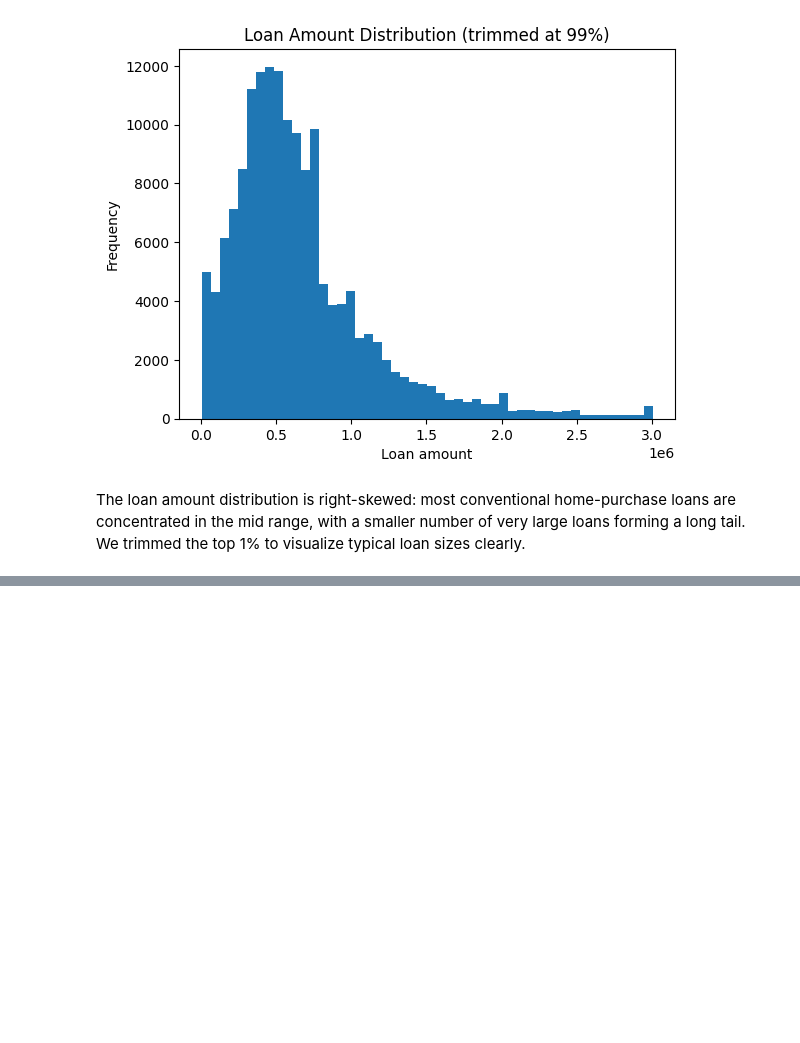
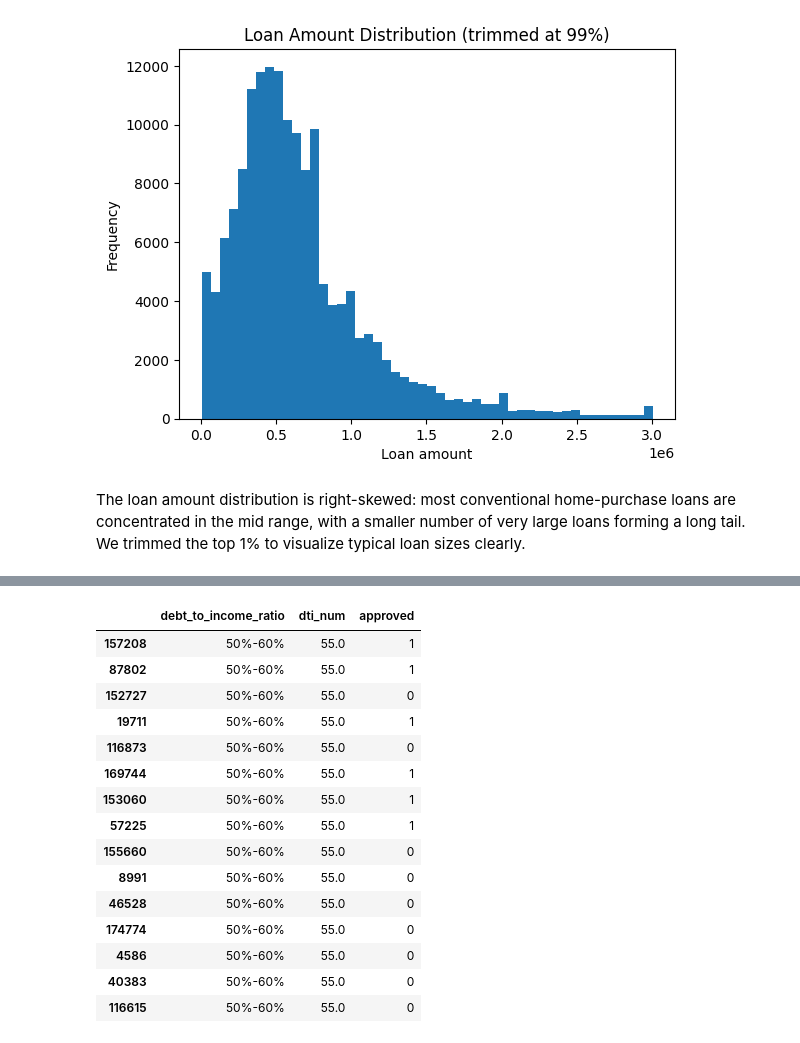
Before and after one commit to ragwort15/255_hmda-mortgage-risk-intelligence-, a Jupyter notebook: notebooks/01_HDMA_EDA.ipynb, the cells around one changed output, grey strips where cells are left out. Cells and saved outputs as stored; diff of their text form; code cells hidden in the pictures; blank space fills up the shorter version.

```diff
--- a/notebooks/01_HDMA_EDA.ipynb
+++ b/notebooks/01_HDMA_EDA.ipynb
@@ -203,0 +398,25 @@ The loan amount distribution is right-skewed: most conventional home-purchase lo
+# %%
+# What raw values make up the (50,60] bucket?
+tmp[tmp["dti_bucket"] == pd.Interval(50, 60, closed='right')]["debt_to_income_ratio"].value_counts().head(20)
+
+# Quick sample rows from (50,60]
+tmp[tmp["dti_bucket"] == pd.Interval(50, 60, closed='right')][
+    ["debt_to_income_ratio", "dti_num", "approved"]
+].sample(15, random_state=42)
+# %% [output]
+|  | debt_to_income_ratio | dti_num | approved |
+| 157208 | 50%-60% | 55.0 | 1 |
+| 87802 | 50%-60% | 55.0 | 1 |
+| 152727 | 50%-60% | 55.0 | 0 |
+| 19711 | 50%-60% | 55.0 | 1 |
+| 116873 | 50%-60% | 55.0 | 0 |
+| 169744 | 50%-60% | 55.0 | 1 |
+| 153060 | 50%-60% | 55.0 | 1 |
+| 57225 | 50%-60% | 55.0 | 1 |
+| 155660 | 50%-60% | 55.0 | 0 |
+| 8991 | 50%-60% | 55.0 | 0 |
+| 46528 | 50%-60% | 55.0 | 0 |
+| 174774 | 50%-60% | 55.0 | 0 |
+| 4586 | 50%-60% | 55.0 | 0 |
+| 40383 | 50%-60% | 55.0 | 0 |
+| 116615 | 50%-60% | 55.0 | 0 |
```
Also changed, not shown: parts of 33 cells of this notebook.
